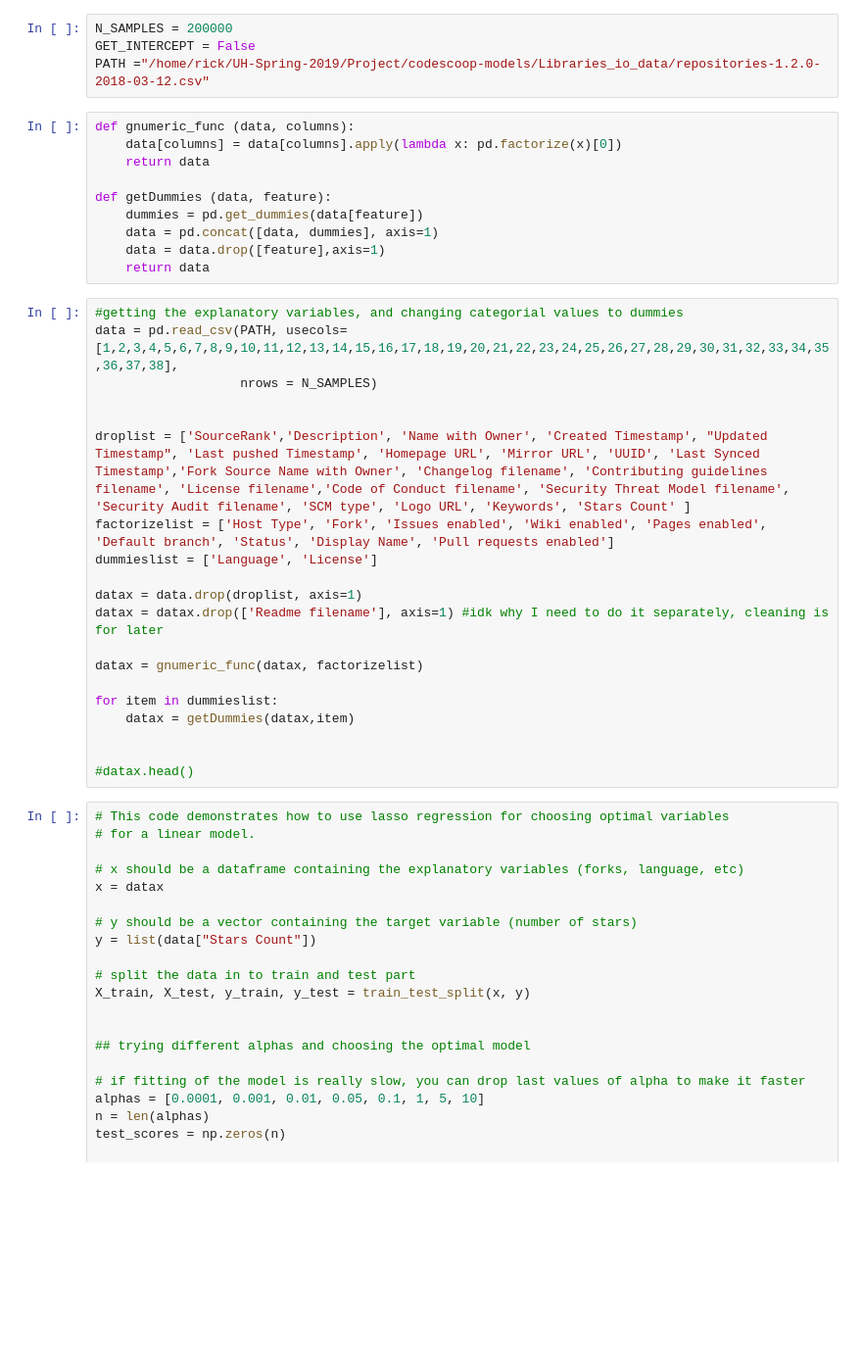
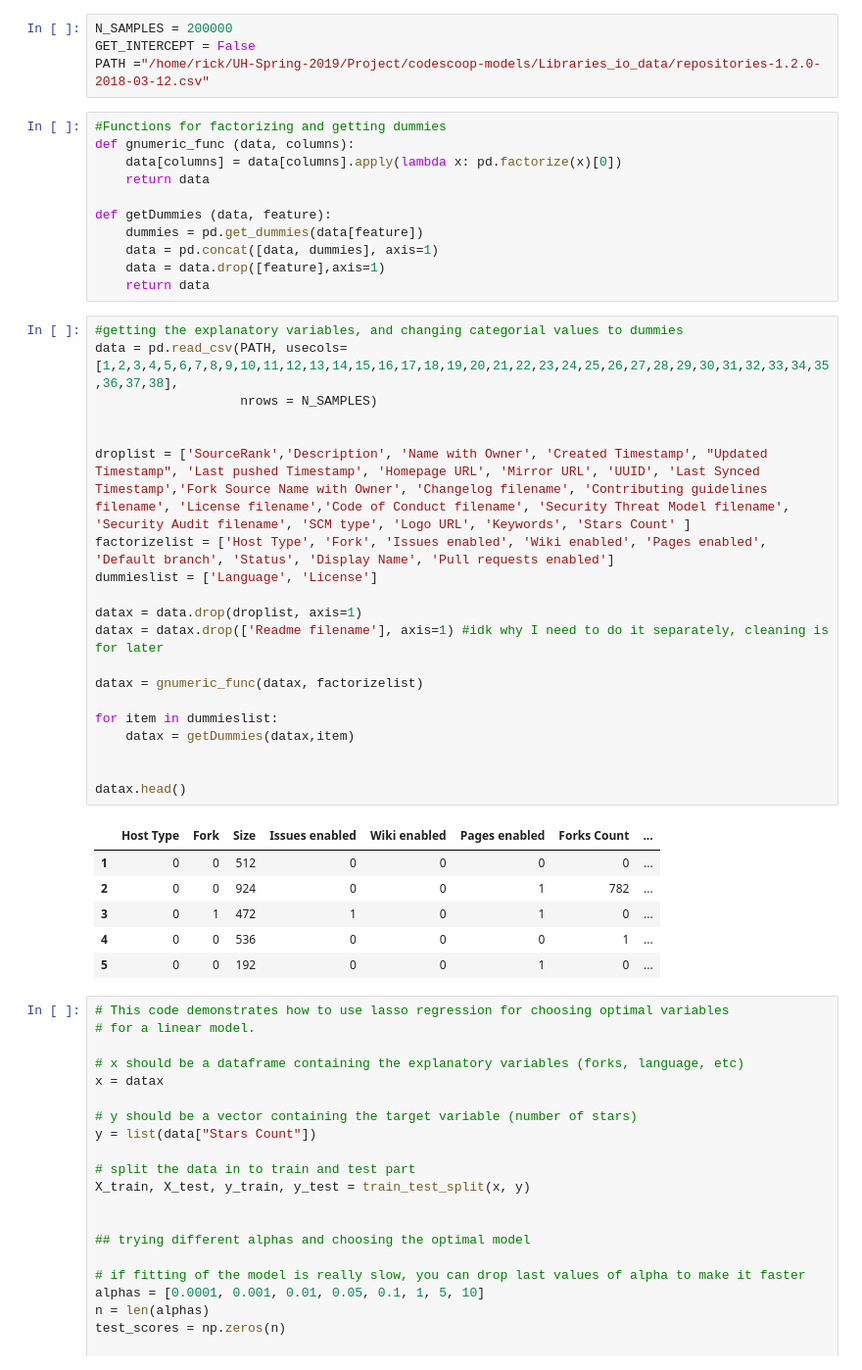
Before and after one commit to datascienceproject2019-codescoop/codescoop-models, a Jupyter notebook: srcModels/RegressionLibrariesIOdata.ipynb, the cells around one changed output. Shown at 98% size. Drawn from its saved outputs; the diff is of its cells as text; blank space fills up the shorter version.

```diff
--- a/srcModels/RegressionLibrariesIOdata.ipynb
+++ b/srcModels/RegressionLibrariesIOdata.ipynb
@@ -22,6 +22,7 @@ N_SAMPLES = 200000
 GET_INTERCEPT = False
 PATH ="/home/rick/UH-Spring-2019/Project/codescoop-models/Libraries_io_data/repositories-1.2.0-2018-03-12.csv"
 # %%
+#Functions for factorizing and getting dummies
 def gnumeric_func (data, columns):
     data[columns] = data[columns].apply(lambda x: pd.factorize(x)[0])
     return data
@@ -34,23 +35,30 @@ def getDummies (data, feature):
 # %%
 #getting the explanatory variables, and changing categorial values to dummies
 data = pd.read_csv(PATH, usecols=[1,2,3,4,5,6,7,8,9,10,11,12,13,14,15,16,17,18,19,20,21,22,23,24,25,26,27,28,29,30,31,32,33,34,35,36,37,38],
                    nrows = N_SAMPLES)
 
 
 droplist = ['SourceRank','Description', 'Name with Owner', 'Created Timestamp', "Updated Timestamp", 'Last pushed Timestamp', 'Homepage URL', 'Mirror URL', 'UUID', 'Last Synced Timestamp','Fork Source Name with Owner', 'Changelog filename', 'Contributing guidelines filename', 'License filename','Code of Conduct filename', 'Security Threat Model filename', 'Security Audit filename', 'SCM type', 'Logo URL', 'Keywords', 'Stars Count' ]
 factorizelist = ['Host Type', 'Fork', 'Issues enabled', 'Wiki enabled', 'Pages enabled', 'Default branch', 'Status', 'Display Name', 'Pull requests enabled']
 dummieslist = ['Language', 'License']
 
 datax = data.drop(droplist, axis=1)
 datax = datax.drop(['Readme filename'], axis=1) #idk why I need to do it separately, cleaning is for later
 
 datax = gnumeric_func(datax, factorizelist)
 
 for item in dummieslist:
     datax = getDummies(datax,item)
 
 
-#datax.head()
+datax.head()
+# %% [output]
+|  | Host Type | Fork | Size | Issues enabled | Wiki enabled | Pages enabled | Forks Count | ... |
+| 1 | 0 | 0 | 512 | 0 | 0 | 0 | 0 | ... |
+| 2 | 0 | 0 | 924 | 0 | 0 | 1 | 782 | ... |
+| 3 | 0 | 1 | 472 | 1 | 0 | 1 | 0 | ... |
+| 4 | 0 | 0 | 536 | 0 | 0 | 0 | 1 | ... |
+| 5 | 0 | 0 | 192 | 0 | 0 | 1 | 0 | ... |
 # %%
 # This code demonstrates how to use lasso regression for choosing optimal variables
 # for a linear model.
```
